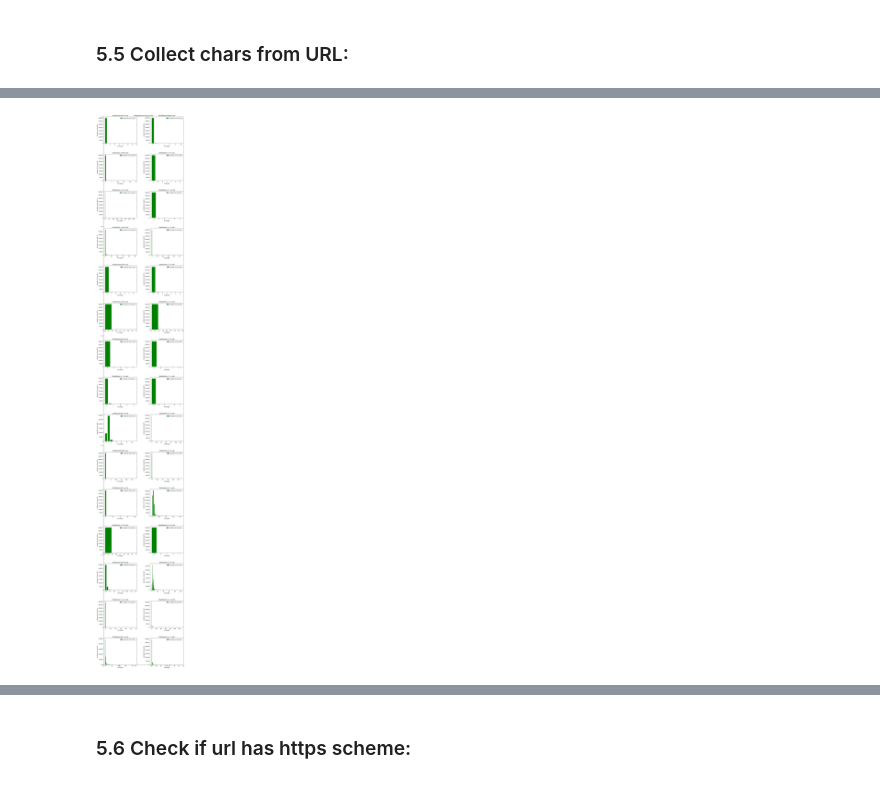
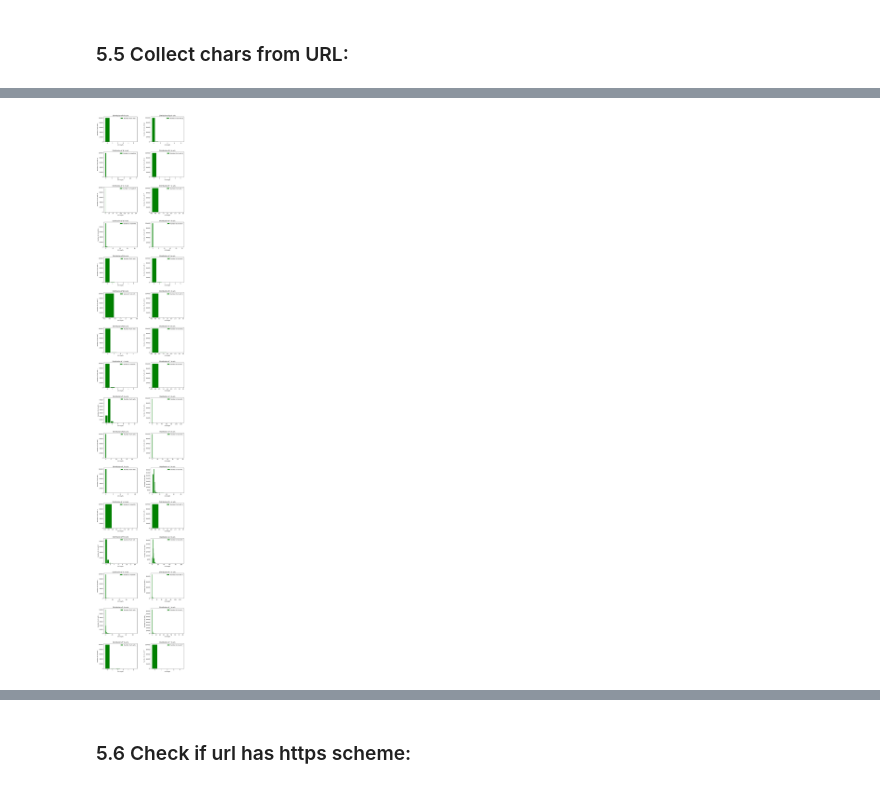
Before and after one commit to hubertmaka/URL-Phishing-Detection, a Jupyter notebook: data_visualization_and_traing_models.ipynb, the cells around one changed output, grey strips where cells are left out. Drawn from its saved outputs; the diff is of its cells as text; code cells hidden in the pictures.

Commit message:
Add plots and describe rest of url parameters, bug fixes in feature extraction and create first models

```diff
--- a/data_visualization_and_traing_models.ipynb
+++ b/data_visualization_and_traing_models.ipynb
@@ -249,0 +271,3 @@ plt.show()
+# %%
+df_urls = pd.read_csv(os.path.join('sampled_data', 'sampled_data50to50.csv'), encoding='utf-8')
+df_urls
@@ -249,0 +288,3 @@ plt.show()
+# %%
+df_urls.rename(columns={'Unnamed: 0': 'OLD_INDEX'}, inplace=True)
+df_urls
@@ -380,8 +434,8 @@ PlotTwoCat(
 @measure_time
 def collect_chars() -> pd.DataFrame:
     chars_df = pd.DataFrame()
-    for char in PatternCollector.chars:
-        chars_df[char] = pd.DataFrame.from_dict(df_urls['URL'].apply(lambda url: FeatureExtraction(url).count_characters().get(char)))
+    for c in PatternCollector.chars:
+        chars_df[c] = pd.DataFrame.from_dict(df_urls['URL'].apply(lambda url: FeatureExtraction(url).count_characters().get(c)))
     return chars_df
 # %%
 df = collect_chars()
@@ -389,0 +456,4 @@ Measured running time of collect_chars: 0:02:22.804603
+# %%
+df_urls = pd.merge(df_urls, df, left_index=True, right_index=True, how='inner')
+print(df_urls.shape)
+df_urls.head()
@@ -390,21 +469,20 @@ Measured running time of collect_chars: 0:02:22.804603
 # %%
-
 plt.figure(figsize=(12, 60))
 plt.subplots_adjust(left=0.1,
                     bottom=0.1,
                     right=0.9,
                     top=1.2,
                     wspace=0.4,
                     hspace=0.4)
 for pos, char in enumerate(PatternCollector.chars):
     grouped_by_char = df_urls[[char, 'URL']].groupby([char]).count()
-    plt.subplot(15, 2, pos+1)
+    plt.subplot(16, 2, pos+1)
     plt.bar(grouped_by_char.index, grouped_by_char['URL'], color='green', )
     plt.title(f"Distribution of {char} in urls")
     plt.xlabel("Url length")
     plt.ylabel(f"Number of urls with {char}")
     plt.legend([f'Number of urls with {char}'], loc='upper right')
 
 plt.show()
 # %% [output]
-[figure, old version]
+[figure, new version]
```
Also changed, not shown: parts of 104 cells of this notebook, 5 other files.
